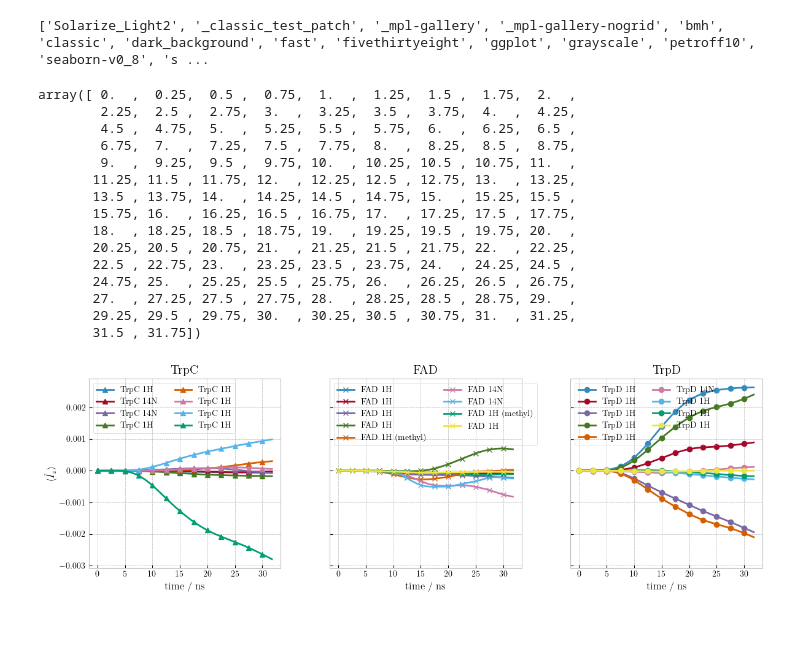
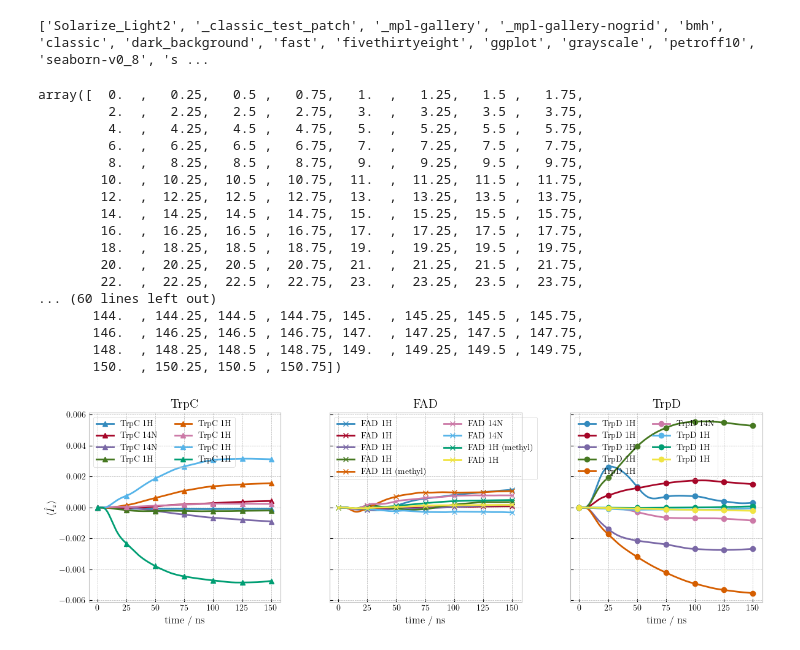
Before and after one commit to KenHino/radicalpair-tensornetwork, a Jupyter notebook: anisotropy/plot-dnp.ipynb, the cells around one changed output. Saved outputs shown, nothing was run; the diff lists cells and outputs as text; code cells hidden in the pictures.

Commit message:
add dnp visualisation

```diff
--- a/anisotropy/plot-dnp.ipynb
+++ b/anisotropy/plot-dnp.ipynb
@@ -29,27 +29,29 @@ plt.rcParams.update(
 # %% [output]
 ['Solarize_Light2', '_classic_test_patch', '_mpl-gallery', '_mpl-gallery-nogrid', 'bmh', 'classic', 'dark_background', 'fast', 'fivethirtyeight', 'ggplot', 'grayscale', 'petroff10', 'seaborn-v0_8', 's ...
 # %%
-data = read_nc("dnp_chi128_cutoff0.1_eq_B0.05_angle0pi_over_8_n4_arnoldi_prop/reduced_density.nc", [(i,i) for i in range(27)])
+data = read_nc("dnp_chi1024_cutoff0.1_eq_B0.05_angle0pi_over_8_n4_arnoldi_prop/reduced_density.nc", [(i,i) for i in range(27)])
 # %%
 SCALE = 1e-09
 time = data["time"] * SCALE * 1e09 / units.au_in_fs
 time
 # %% [output]
-array([ 0.  ,  0.25,  0.5 ,  0.75,  1.  ,  1.25,  1.5 ,  1.75,  2.  ,
-        2.25,  2.5 ,  2.75,  3.  ,  3.25,  3.5 ,  3.75,  4.  ,  4.25,
-        4.5 ,  4.75,  5.  ,  5.25,  5.5 ,  5.75,  6.  ,  6.25,  6.5 ,
-        6.75,  7.  ,  7.25,  7.5 ,  7.75,  8.  ,  8.25,  8.5 ,  8.75,
-        9.  ,  9.25,  9.5 ,  9.75, 10.  , 10.25, 10.5 , 10.75, 11.  ,
-       11.25, 11.5 , 11.75, 12.  , 12.25, 12.5 , 12.75, 13.  , 13.25,
-       13.5 , 13.75, 14.  , 14.25, 14.5 , 14.75, 15.  , 15.25, 15.5 ,
-       15.75, 16.  , 16.25, 16.5 , 16.75, 17.  , 17.25, 17.5 , 17.75,
-       18.  , 18.25, 18.5 , 18.75, 19.  , 19.25, 19.5 , 19.75, 20.  ,
-       20.25, 20.5 , 20.75, 21.  , 21.25, 21.5 , 21.75, 22.  , 22.25,
-       22.5 , 22.75, 23.  , 23.25, 23.5 , 23.75, 24.  , 24.25, 24.5 ,
-       24.75, 25.  , 25.25, 25.5 , 25.75, 26.  , 26.25, 26.5 , 26.75,
-       27.  , 27.25, 27.5 , 27.75, 28.  , 28.25, 28.5 , 28.75, 29.  ,
-       29.25, 29.5 , 29.75, 30.  , 30.25, 30.5 , 30.75, 31.  , 31.25,
-       31.5 , 31.75])
+array([  0.  ,   0.25,   0.5 ,   0.75,   1.  ,   1.25,   1.5 ,   1.75,
+         2.  ,   2.25,   2.5 ,   2.75,   3.  ,   3.25,   3.5 ,   3.75,
+         4.  ,   4.25,   4.5 ,   4.75,   5.  ,   5.25,   5.5 ,   5.75,
+         6.  ,   6.25,   6.5 ,   6.75,   7.  ,   7.25,   7.5 ,   7.75,
+         8.  ,   8.25,   8.5 ,   8.75,   9.  ,   9.25,   9.5 ,   9.75,
+        10.  ,  10.25,  10.5 ,  10.75,  11.  ,  11.25,  11.5 ,  11.75,
+        12.  ,  12.25,  12.5 ,  12.75,  13.  ,  13.25,  13.5 ,  13.75,
+        14.  ,  14.25,  14.5 ,  14.75,  15.  ,  15.25,  15.5 ,  15.75,
+        16.  ,  16.25,  16.5 ,  16.75,  17.  ,  17.25,  17.5 ,  17.75,
+        18.  ,  18.25,  18.5 ,  18.75,  19.  ,  19.25,  19.5 ,  19.75,
+        20.  ,  20.25,  20.5 ,  20.75,  21.  ,  21.25,  21.5 ,  21.75,
+        22.  ,  22.25,  22.5 ,  22.75,  23.  ,  23.25,  23.5 ,  23.75,
+... (60 lines left out)
+       144.  , 144.25, 144.5 , 144.75, 145.  , 145.25, 145.5 , 145.75,
+       146.  , 146.25, 146.5 , 146.75, 147.  , 147.25, 147.5 , 147.75,
+       148.  , 148.25, 148.5 , 148.75, 149.  , 149.25, 149.5 , 149.75,
+       150.  , 150.25, 150.5 , 150.75])
 # %%
 import numpy as np
 import matplotlib.pyplot as plt
@@ -71,58 +73,74 @@ def compute_y(i: int):
     rdm = data[(i, i)]
     match rdm.shape[1:]:
         case (2, 2):
-            return 0.5 * (rdm[:, 0, 0].real - rdm[:, 1, 1].real)
+            Iz = 0.5 * (rdm[:, 0, 0].real - rdm[:, 1, 1].real)
+            Ix = 0.5 * (rdm[:, 0, 1] + rdm[:, 1, 0]).real
+            Iy = 0.5 * (rdm[:, 0, 1] * 1j - rdm[:, 1, 0] * 1j).real
+            return Ix, Iy, Iz
         case (3, 3):
-            #return None
-            return (rdm[:, 0, 0].real - rdm[:, 2, 2].real)
+            Iz =  (rdm[:, 0, 0].real - rdm[:, 2, 2].real)
+            Ix = np.sqrt(2) / 2 * (rdm[:, 0, 1] + rdm[:, 1, 0] + rdm[:, 1, 2] + rdm[:, 2, 1]).real
+            Iy = np.sqrt(2) / 2 * (rdm[:, 0, 1] * 1j - rdm[:, 1, 0] * 1j + rdm[:, 1, 2] * 1j - rdm[:, 2, 1] * 1j).real
+            return Ix, Iy, Iz
         case (6, 6):
-            return (1/3)*(
+            Iz= (1/3)*(
                 1.5*rdm[:, 0, 0].real + 0.5*rdm[:, 1, 1].real
                 -0.5*rdm[:, 2, 2].real -1.5*rdm[:, 3, 3].real
                 +0.5*rdm[:, 4, 4].real -0.5*rdm[:, 5, 5].real
             )
+            Ix = (1/3)*(
+                np.sqrt(3) / 2 *rdm[:, 0, 1] + rdm[:, 1, 2] + np.sqrt(3) / 2 * rdm[:, 2, 3]
+                + np.sqrt(3) / 2 * rdm[:, 1, 0] + rdm[:, 2, 3] + np.sqrt(3) / 2 * rdm[:, 3, 2]
+                + 0.5 * rdm[:, 4, 5] + 0.5 * rdm[:, 5, 4]
+            ).real
+            Iy = (1/3)*(
+                np.sqrt(3) / 2 * rdm[:, 0, 1] * 1j + rdm[:, 1, 2] * 1j + np.sqrt(3) / 2 * rdm[:, 2, 3] * 1j
+                -np.sqrt(3) / 2 * rdm[:, 0, 2] * 1j - rdm[:, 1, 3] * 1j - np.sqrt(3) / 2 * rdm[:, 2, 1] * 1j
+                +0.5 * rdm[:, 4, 5] * 1j -0.5 * rdm[:, 5, 4] * 1j
+            ).real
+            return Ix, Iy, Iz
         case _:
-            return None
+            return None, None, None
 
 # --- 共通 ylim を計算 ---
 ymin, ymax = np.inf, -np.inf
 for i in range(27):
-    y = compute_y(i)
-    if y is None:
+    Ix, Iy, Iz = compute_y(i)
+    if Iz is None:
         continue
-    ymin = min(ymin, np.nanmin(y))
-    ymax = max(ymax, np.nanmax(y))
+    ymin = min(ymin, np.nanmin(Iz))
+    ymax = max(ymax, np.nanmax(Iz))
 
 pad = 0.05 * (ymax - ymin) if np.isfinite(ymax - ymin) and (ymax > ymin) else 1.0
 ylim = (ymin - pad, ymax + pad)
 
 # --- プロット ---
 for i in range(27):
     mol, marker = get_mol_marker(i)
     ax = ax_map[mol]
 
-    y = compute_y(i)
-    if y is None:
+    Ix, Iy, Iz = compute_y(i)
+    if Iz is None:
         continue
 
     match data[(i, i)].shape[1:]:
         case (2,2):
             label = f"{mol} 1H"
         case (6,6):
             label = f"{mol} 1H (methyl)"
         case (3,3):
             label = f"{mol} 14N"
-    ax.plot(time, y, label=label, marker=marker, markevery=10)
+    ax.plot(time, Iz, label=label, marker=marker, markevery=100)
 
 # --- 体裁 ---
 for ax in axes:
     ax.set_ylim(*ylim)
     ax.set_xlabel("time / ns")
     ax.legend(loc="upper left", ncol=2)
 
 axes[0].set_ylabel(r"$\langle \hat{I}_z \rangle$")
 
 fig.tight_layout()
 plt.show()
 # %% [output]
-[figure, old version]
+[figure, new version]
```
Also changed, not shown: parts of 3 cells of this notebook, 7 other files.
